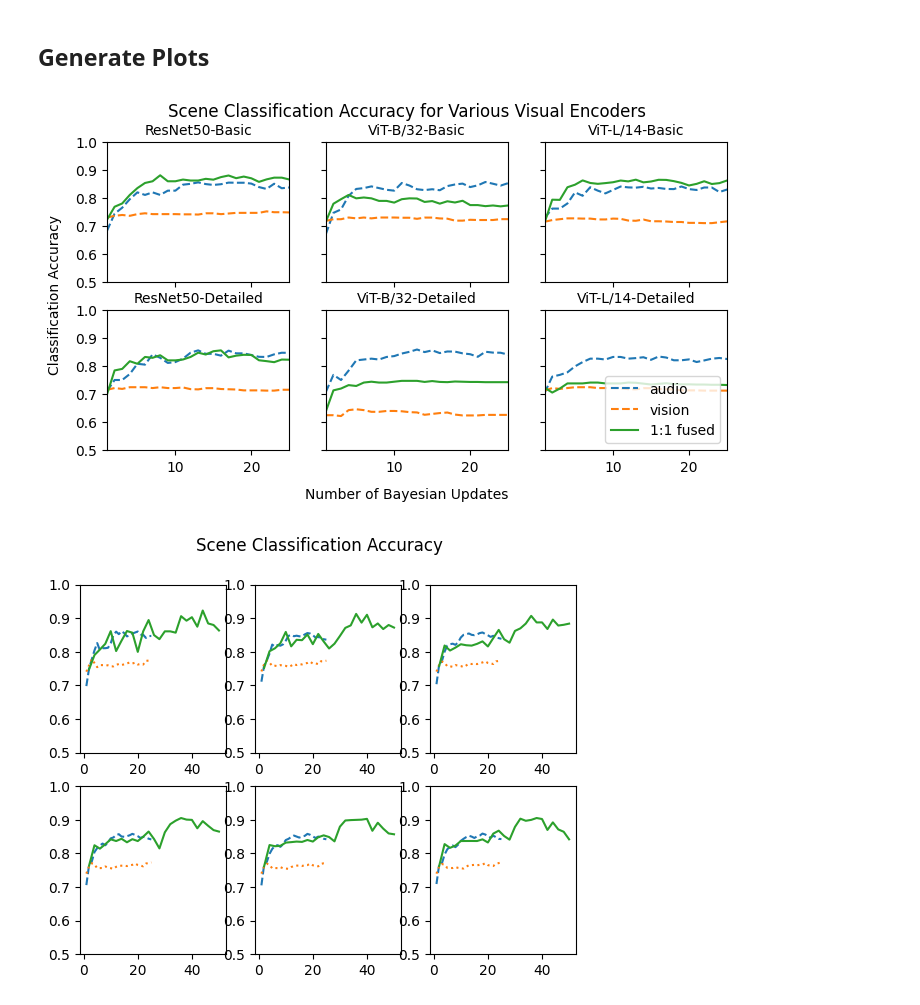
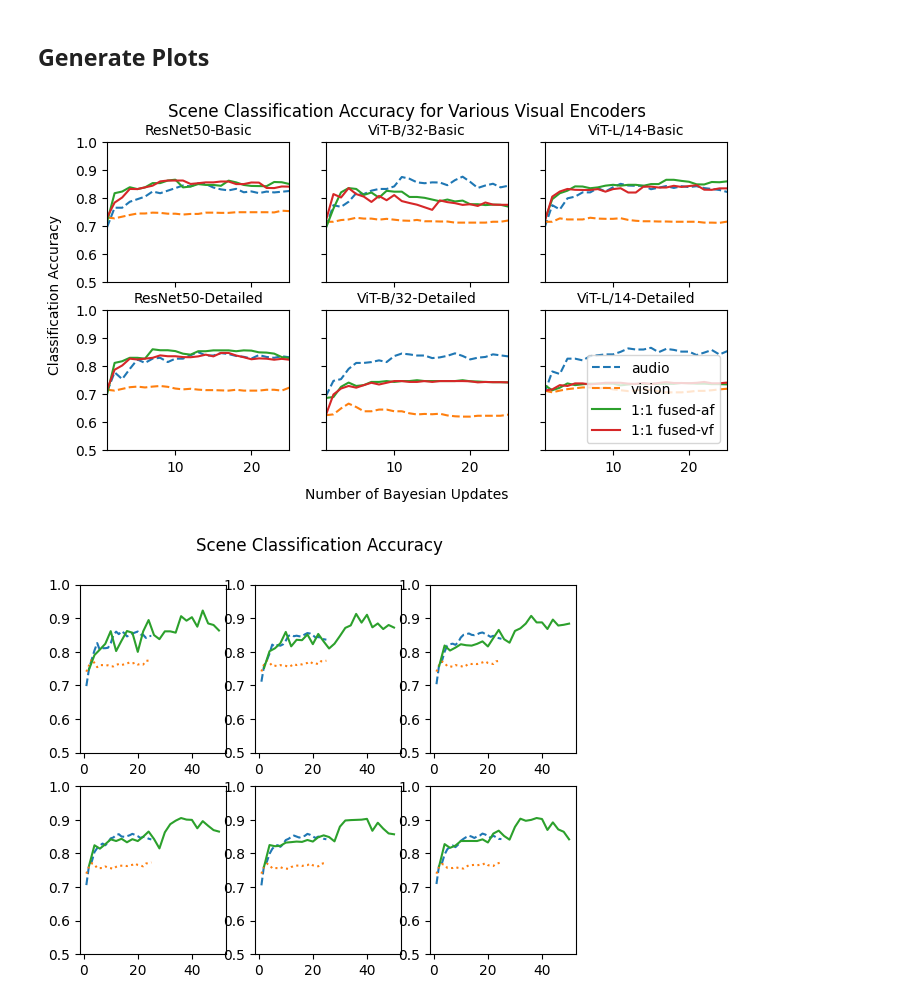
Before and after one commit to roboav8r/GrACIAS, a Jupyter notebook: scripts/analysis/analyze_all_results.ipynb, the cells around one changed output. Saved outputs shown, nothing was run; the diff lists cells and outputs as text; code cells hidden in the pictures.

```diff
--- a/scripts/analysis/analyze_all_results.ipynb
+++ b/scripts/analysis/analyze_all_results.ipynb
@@ -196,19 +196,29 @@ for _, _, cfg_files in os.walk(scene_recognition_filepath):
             audio_true_pos_df= results_df[(results_df['scene_estimation_mode']=='audio') & (results_df['n_updates']==ii) & (results_df['scene_est']==results_df['scene'])]
             clip_results_df = results_df[(results_df['scene_estimation_mode']=='clip') & (results_df['n_updates']==ii)]
             clip_true_pos_df = results_df[(results_df['scene_estimation_mode']=='clip') & (results_df['n_updates']==ii) & (results_df['scene_est']==results_df['scene'])]
-            fused_results_df = results_df[(results_df['scene_estimation_mode']=='fused') & (results_df['n_updates']==ii) ]
-            fused_true_pos_df = results_df[(results_df['scene_estimation_mode']=='fused') & (results_df['n_updates']==ii) & (results_df['scene_est']==results_df['scene'])]
+            # fused_results_df = results_df[(results_df['scene_estimation_mode']=='fused') & (results_df['n_updates']==ii) ]
+            # fused_true_pos_df = results_df[(results_df['scene_estimation_mode']=='fused') & (results_df['n_updates']==ii) & (results_df['scene_est']==results_df['scene'])]
+            fused_audiofirst_results_df = results_df[(results_df['scene_estimation_mode']=='fused-audiofirst') & (results_df['n_updates']==ii) ]
+            fused_audiofirst_true_pos_df = results_df[(results_df['scene_estimation_mode']=='fused-audiofirst') & (results_df['n_updates']==ii) & (results_df['scene_est']==results_df['scene'])]
+            fused_visionfirst_results_df = results_df[(results_df['scene_estimation_mode']=='fused-visionfirst') & (results_df['n_updates']==ii) ]
+            fused_visionfirst_true_pos_df = results_df[(results_df['scene_estimation_mode']=='fused-visionfirst') & (results_df['n_updates']==ii) & (results_df['scene_est']==results_df['scene'])]
             audio_acc = float(audio_true_pos_df.shape[0]/audio_results_df.shape[0])
             vis_acc = float(clip_true_pos_df.shape[0]/clip_results_df.shape[0])
-            fused_acc = float(fused_true_pos_df.shape[0]/fused_results_df.shape[0])
+            # fused_acc = float(fused_true_pos_df.shape[0]/fused_results_df.shape[0])
+            fused_audiofirst_acc = float(fused_audiofirst_true_pos_df.shape[0]/fused_audiofirst_results_df.shape[0])
+            fused_visionfirst_acc = float(fused_visionfirst_true_pos_df.shape[0]/fused_visionfirst_results_df.shape[0])
 
             # Add results to DF
             config_results_df = pd.DataFrame([[vision_backbone, vision_description, 'audio', ii, audio_acc]],columns = results_columns)
             scene_recognition_results_df = pd.concat((scene_recognition_results_df,config_results_df), ignore_index=True)
             config_results_df = pd.DataFrame([[vision_backbone, vision_description, 'visual', ii, vis_acc]],columns = results_columns)
             scene_recognition_results_df = pd.concat((scene_recognition_results_df,config_results_df), ignore_index=True)
-            config_results_df = pd.DataFrame([[vision_backbone, vision_description, 'fused', ii, fused_acc]],columns = results_columns)
+            # config_results_df = pd.DataFrame([[vision_backbone, vision_description, 'fused', ii, fused_acc]],columns = results_columns)
+            # scene_recognition_results_df = pd.concat((scene_recognition_results_df,config_results_df), ignore_index=True)
+            config_results_df = pd.DataFrame([[vision_backbone, vision_description, 'fused-audiofirst', ii, fused_audiofirst_acc]],columns = results_columns)
             scene_recognition_results_df = pd.concat((scene_recognition_results_df,config_results_df), ignore_index=True)
+            config_results_df = pd.DataFrame([[vision_backbone, vision_description, 'fused-visionfirst', ii, fused_visionfirst_acc]],columns = results_columns)
+            scene_recognition_results_df = pd.concat((scene_recognition_results_df,config_results_df), ignore_index=True)
 # %% [output]
 scene_results_rn50_basic.csv
 scene_results_rn50_detailed.csv
@@ -222,38 +232,45 @@ scene_results_vitb32_basic.csv
 fig, axes = plt.subplots(2,3, sharex=True, sharey=True, figsize=(8,4))
 
 for col_idx, model in enumerate(['ResNet50','ViT-B/32','ViT-L/14']):
     for row_idx,desc in enumerate(['Basic','Detailed']):
         ax = axes[row_idx, col_idx]
         ax.set_xlim((1,25))
         ax.set_ylim((.5,1.))
         ax.set_title(f"{model}-{desc}",fontsize=10)
 
 
         audio_mask = ((scene_recognition_results_df['Vision Backbone'] == model) &
                       (scene_recognition_results_df['Scene Description'] == desc) &
                      (scene_recognition_results_df['Method'] == 'audio'))
         vision_mask = ((scene_recognition_results_df['Vision Backbone'] == model) &
                       (scene_recognition_results_df['Scene Description'] == desc) &
                      (scene_recognition_results_df['Method'] == 'visual'))
-        fused_mask = ((scene_recognition_results_df['Vision Backbone'] == model) &
+        fused_af_mask = ((scene_recognition_results_df['Vision Backbone'] == model) &
                       (scene_recognition_results_df['Scene Description'] == desc) &
-                     (scene_recognition_results_df['Method'] == 'fused'))
+                     (scene_recognition_results_df['Method'] == 'fused-audiofirst'))
+        fused_vf_mask = ((scene_recognition_results_df['Vision Backbone'] == model) &
+                      (scene_recognition_results_df['Scene Description'] == desc) &
+                     (scene_recognition_results_df['Method'] == 'fused-visionfirst'))
 
         audio_data = scene_recognition_results_df[audio_mask]
         vision_data = scene_recognition_results_df[vision_mask]
-        fused_data = scene_recognition_results_df[fused_mask]
+        # fused_data = scene_recognition_results_df[fused_mask]
+        fused_af_data = scene_recognition_results_df[fused_af_mask]
+        fused_vf_data = scene_recognition_results_df[fused_vf_mask]
 
         ax.plot(audio_data['Number of Updates'],audio_data['Accuracy'],linestyle='--',label='audio')
         ax.plot(vision_data['Number of Updates'],vision_data['Accuracy'],linestyle='--',label='vision')
-        ax.plot(fused_data['Number of Updates'],fused_data['Accuracy'],label='1:1 fused')
+        # ax.plot(fused_data['Number of Updates'],fused_data['Accuracy'],label='1:1 fused')
+        ax.plot(fused_af_data['Number of Updates'],fused_af_data['Accuracy'],label='1:1 fused-af')
+        ax.plot(fused_vf_data['Number of Updates'],fused_vf_data['Accuracy'],label='1:1 fused-vf')
 ax.legend(loc="lower right")
 
 fig.suptitle('Scene Classification Accuracy for Various Visual Encoders')
 fig.text(0.5, 0.0, 'Number of Bayesian Updates', ha='center', va='center')
 fig.text(0.06, 0.5, 'Classification Accuracy', ha='center', va='center', rotation='vertical')
 fig.show()
 # %% [output]
-[figure, old version]
+[figure, new version]
 # %%
 plot_idx = 1
 
```
Also changed, not shown: 1 other file.
